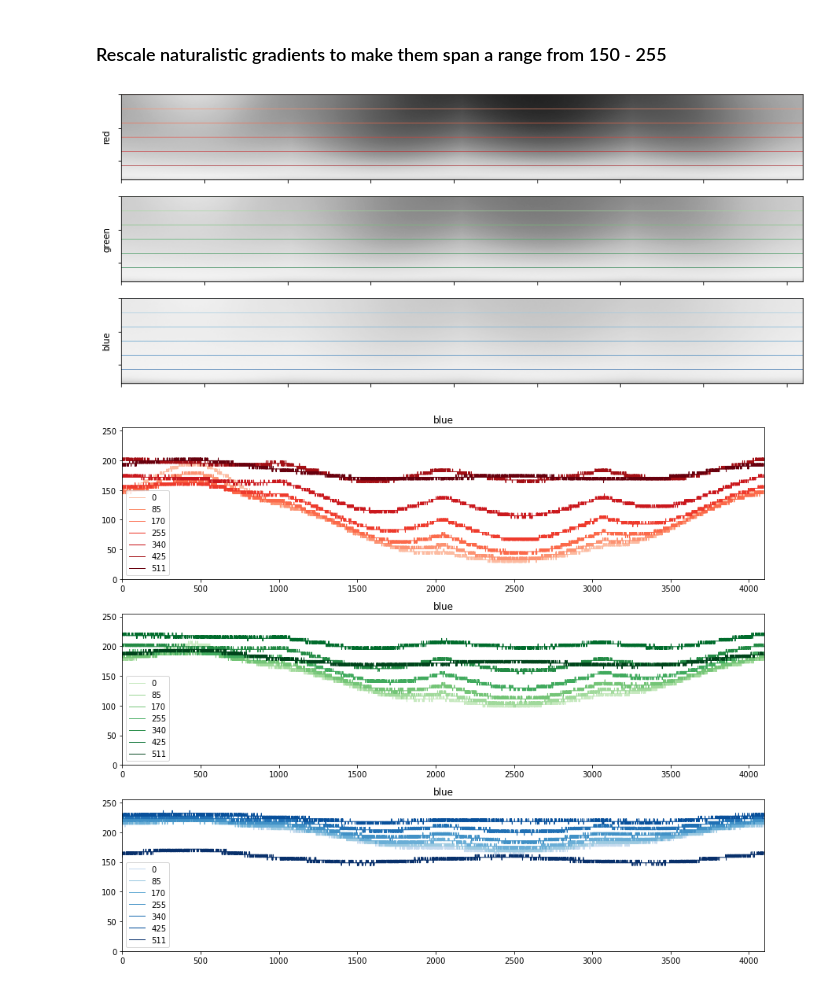
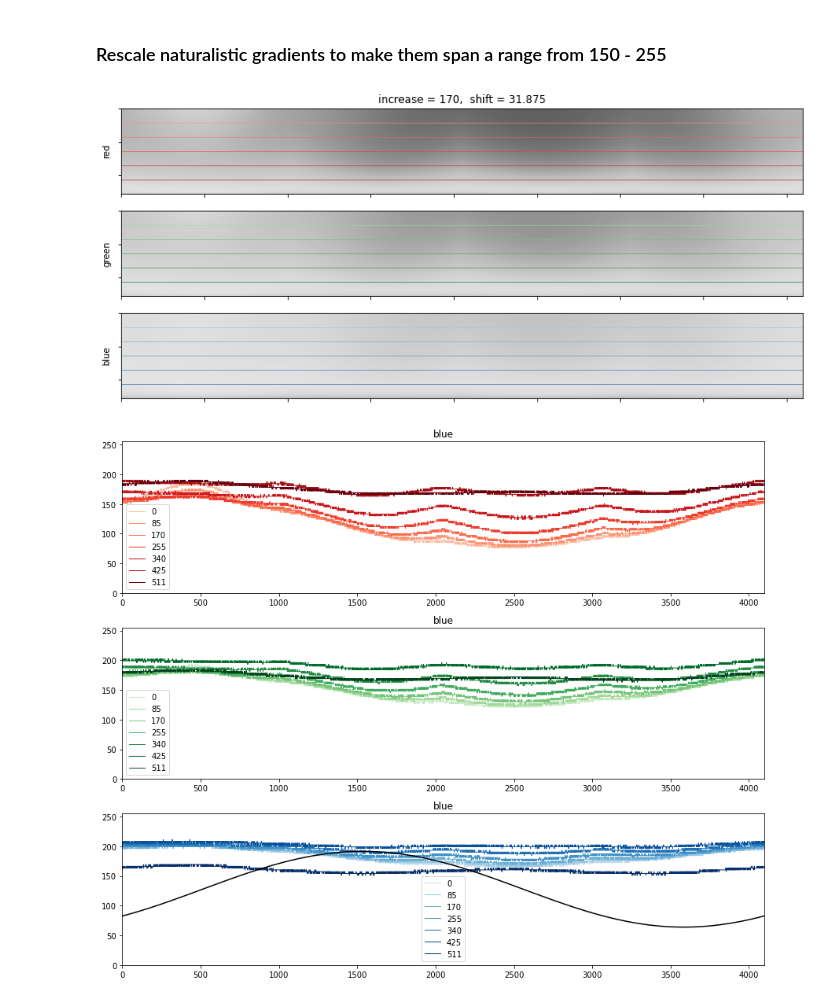
Before and after one commit to hjmh/vrStim, a Jupyter notebook: stimulusComparison.ipynb, the cells around one changed output. Saved outputs shown, nothing was run; the diff lists cells and outputs as text; code cells hidden in the pictures.

Commit message:
added reshaping of naturalistic gradients based on sinusoidal gradient results

```diff
--- a/stimulusComparison.ipynb
+++ b/stimulusComparison.ipynb
@@ -141,7 +141,7 @@ No handles with labels found to put in legend.
 ### Evaluation of gradients present in sky images
 # %%
 from PIL import Image
-root = './skyGradients/'
+root = './skyGradients/originals/'
 savename = '13h'
 folder = savename+'/'# 'unity-skybox-16h-el48_52-az250_65/'#'unity-skybox-13h-el68_25-az169_56/'#
 
@@ -219,19 +217,25 @@ increase = 200
+# %%
+increase = 170
+shift = maxBit/8 #maxBit/4 #
+
+postfix = "ShiftedLess" #"Shifted"#
 # %%
 arrSidesScaled = (arrSides[:,:,:] - increase)
 arrSidesScaled = (arrSidesScaled/np.max(arrSidesScaled[:,:,:]))
-arrSidesScaled = maxBit *(arrSidesScaled)
+arrSidesScaled = maxBit *(arrSidesScaled) - shift
 # %%
 fig, axs = plt.subplots(3,1,figsize=(15,6))
 
 for c in range(3):
     axs[c].imshow(arrSidesScaled[:,:,c], cmap='Greys_r', vmin=0, vmax=255)
     cNorm  = colors.Normalize(vmin=-1, vmax=len(elevation))
     myCMap = plt.cm.ScalarMappable(norm=cNorm,cmap=cmaps[c])
     for i, e in enumerate(elevation):
         axs[c].axhline(e,color=myCMap.to_rgba(i+1), linewidth=0.5)
     axs[c].axes.xaxis.set_ticklabels([])
     axs[c].axes.yaxis.set_ticklabels([])
     axs[c].set_ylabel(lab[c])
-plt.savefig('./plots/skygradients_RGB_rescaled_{}.pdf'.format(savename))
+axs[0].set_title('increase = {},  shift = {}'.format(increase, shift))
+plt.savefig('./plots/skygradients_RGB_rescaled{}_{}.pdf'.format(postfix,savename))
 # %% [output]
-[figure, old version]
+[figure, new version]
@@ -248,10 +254,13 @@ for i, ax in enumerate(axs):
     ax.set_xlim(0,grad_F.size[1]*4)
     ax.legend()
     ax.set_title(lab[c])
+
+axs[2].plot(np.linspace(0,len(arrSidesScaled[e,:,c]),len(panGradLowSky)),panGradLowSky,color='black', label='gradientLow (C2)')
+
 fig.tight_layout()
-plt.savefig('./plots/skygradients_RGB_elevationProfileRescaled_{}.pdf'.format(savename))
+plt.savefig('./plots/skygradients_RGB_elevationProfile_rescaled{}_{}.pdf'.format(postfix,savename))
 # %% [output]
-[figure, old version]
+[figure, new version]
 # %%
 arrSidesScaledBG = (arrSidesScaled[:,:,1]  + arrSidesScaled[:,:,2])/2
 
```
Also changed, not shown: parts of 7 cells of this notebook.
